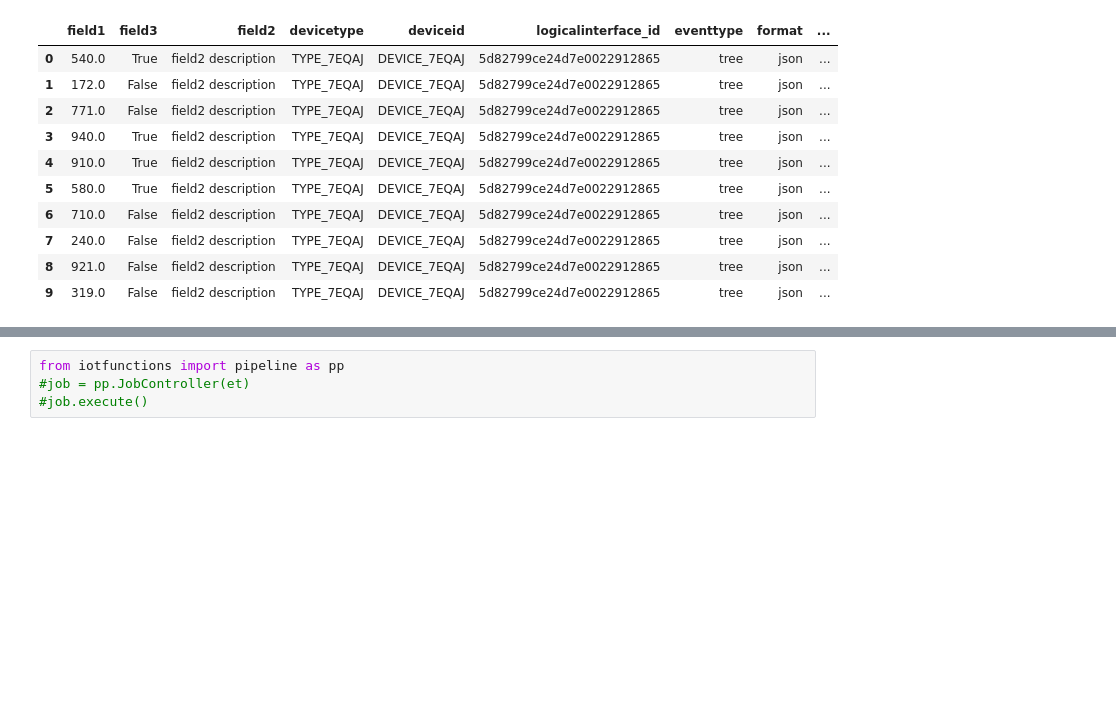
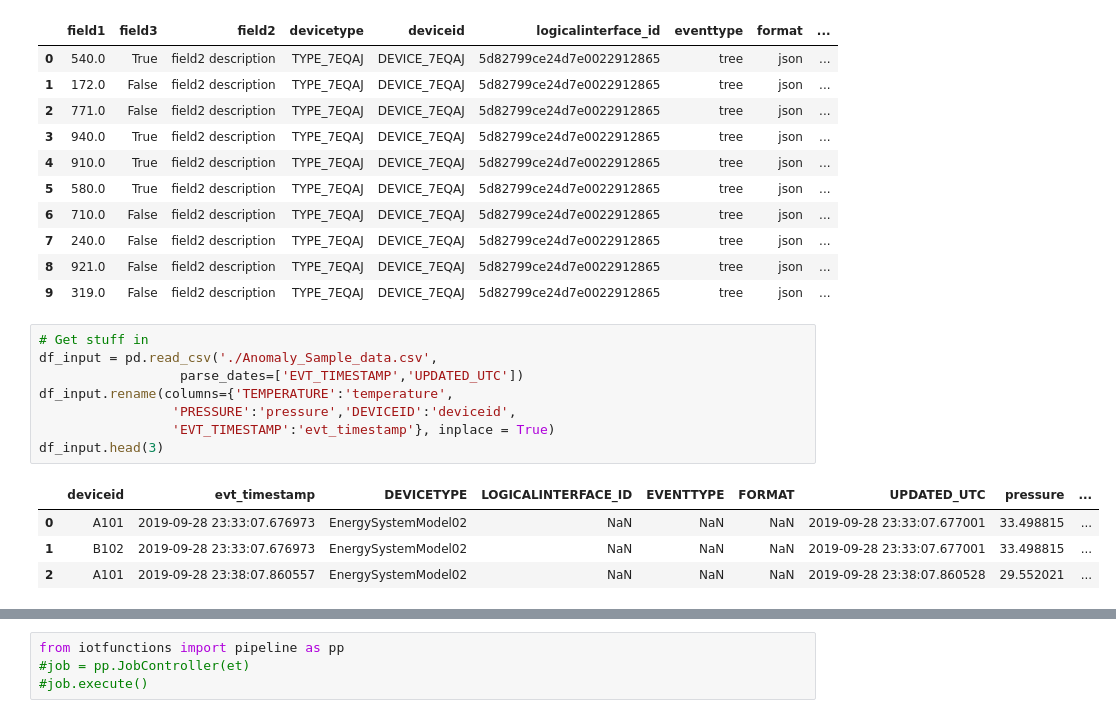
Before and after one commit to sedgewickmm18/mmfunctions, a Jupyter notebook: Test_Postgres.ipynb, the cells around one changed output, grey strips where cells are left out. Drawn from its saved outputs; the diff is of its cells as text; blank space fills up the shorter version.

```diff
--- a/Test_Postgres.ipynb
+++ b/Test_Postgres.ipynb
@@ -104,6 +106,19 @@ df.head(10)
 | 7 | 240.0 | False | field2 description | TYPE_7EQAJ | DEVICE_7EQAJ | 5d82799ce24d7e0022912865 | tree | json | ... |
 | 8 | 921.0 | False | field2 description | TYPE_7EQAJ | DEVICE_7EQAJ | 5d82799ce24d7e0022912865 | tree | json | ... |
 | 9 | 319.0 | False | field2 description | TYPE_7EQAJ | DEVICE_7EQAJ | 5d82799ce24d7e0022912865 | tree | json | ... |
+# %%
+# Get stuff in
+df_input = pd.read_csv('./Anomaly_Sample_data.csv',
+                  parse_dates=['EVT_TIMESTAMP','UPDATED_UTC'])
+df_input.rename(columns={'TEMPERATURE':'temperature',
+                 'PRESSURE':'pressure','DEVICEID':'deviceid',
+                 'EVT_TIMESTAMP':'evt_timestamp'}, inplace = True)
+df_input.head(3)
+# %% [output]
+|  | deviceid | evt_timestamp | DEVICETYPE | LOGICALINTERFACE_ID | EVENTTYPE | FORMAT | UPDATED_UTC | pressure | ... |
+| 0 | A101 | 2019-09-28 23:33:07.676973 | EnergySystemModel02 | NaN | NaN | NaN | 2019-09-28 23:33:07.677001 | 33.498815 | ... |
+| 1 | B102 | 2019-09-28 23:33:07.676973 | EnergySystemModel02 | NaN | NaN | NaN | 2019-09-28 23:33:07.677001 | 33.498815 | ... |
+| 2 | A101 | 2019-09-28 23:38:07.860557 | EnergySystemModel02 | NaN | NaN | NaN | 2019-09-28 23:38:07.860528 | 29.552021 | ... |
 # %%
 # Generate 5 mins of data in table 'testdata' with a single additional column of TestData
 EngineLogging.configure_console_logging(logging.DEBUG)
```
Also changed, not shown: parts of 12 cells of this notebook.
